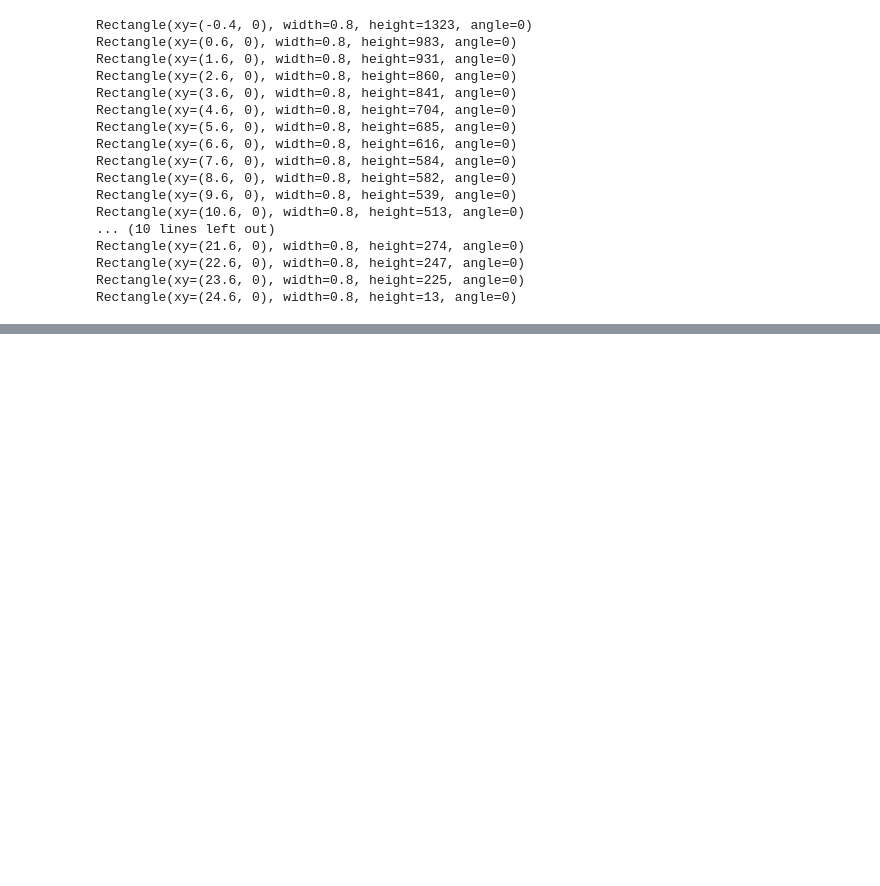
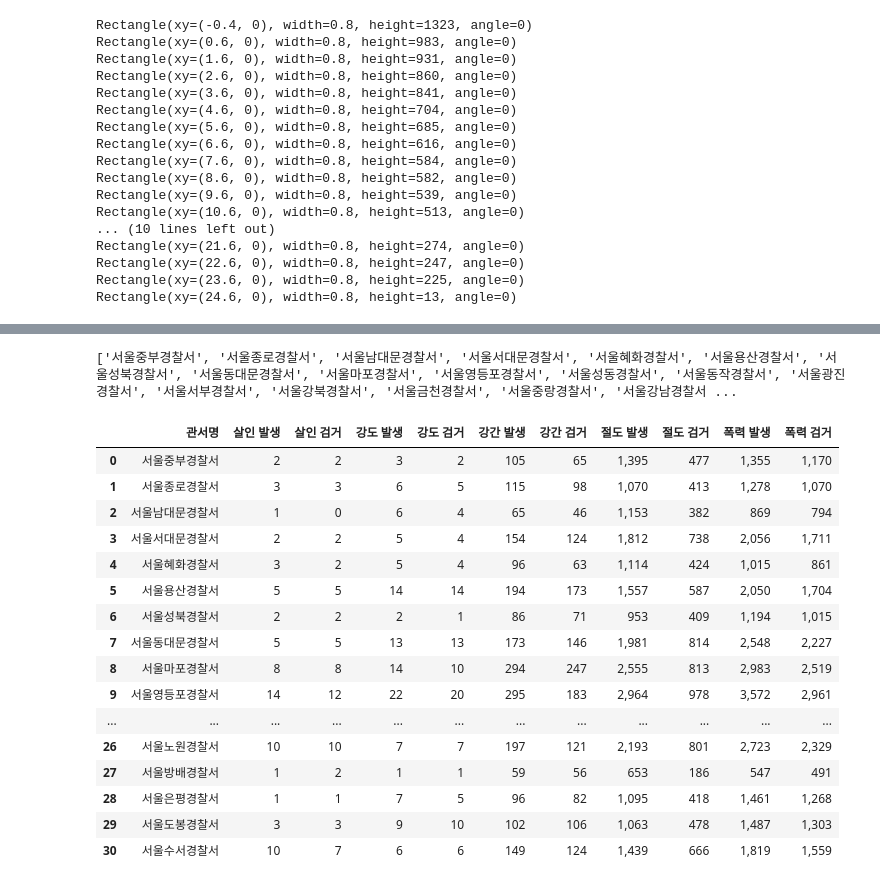
Before and after one commit to hellosunil/TIL-Today-I-Learned-, a Jupyter notebook: Untitled.ipynb, the cells around one changed output, grey strips where cells are left out. Saved outputs shown, nothing was run; the diff lists cells and outputs as text; code cells hidden in the pictures; blank space fills up the shorter version.

```diff
--- a/Untitled.ipynb
+++ b/Untitled.ipynb
@@ -479,0 +674,3 @@ Rectangle(xy=(24.6, 0), width=0.8, height=13, angle=0)
+# %%
+df_crime = pd.read_csv('crimeSeoul.csv', encoding='euc-kr')
+df_police = pd.read_csv('police.csv', encoding='euc-kr')
@@ -479,0 +726,28 @@ Rectangle(xy=(24.6, 0), width=0.8, height=13, angle=0)
+# %%
+nameresult = []
+for i in df_crime['관서명']:
+    nameresult.append('서울'+ i[:-1] + '경찰서')
+
+print(nameresult)
+
+df_crime['관서명'] = nameresult
+df_crime
+# %% [output]
+['서울중부경찰서', '서울종로경찰서', '서울남대문경찰서', '서울서대문경찰서', '서울혜화경찰서', '서울용산경찰서', '서울성북경찰서', '서울동대문경찰서', '서울마포경찰서', '서울영등포경찰서', '서울성동경찰서', '서울동작경찰서', '서울광진경찰서', '서울서부경찰서', '서울강북경찰서', '서울금천경찰서', '서울중랑경찰서', '서울강남경찰서 ...
+|  | 관서명 | 살인 발생 | 살인 검거 | 강도 발생 | 강도 검거 | 강간 발생 | 강간 검거 | 절도 발생 | 절도 검거 | 폭력 발생 | 폭력 검거 |
+| 0 | 서울중부경찰서 | 2 | 2 | 3 | 2 | 105 | 65 | 1,395 | 477 | 1,355 | 1,170 |
+| 1 | 서울종로경찰서 | 3 | 3 | 6 | 5 | 115 | 98 | 1,070 | 413 | 1,278 | 1,070 |
+| 2 | 서울남대문경찰서 | 1 | 0 | 6 | 4 | 65 | 46 | 1,153 | 382 | 869 | 794 |
+| 3 | 서울서대문경찰서 | 2 | 2 | 5 | 4 | 154 | 124 | 1,812 | 738 | 2,056 | 1,711 |
+| 4 | 서울혜화경찰서 | 3 | 2 | 5 | 4 | 96 | 63 | 1,114 | 424 | 1,015 | 861 |
+| 5 | 서울용산경찰서 | 5 | 5 | 14 | 14 | 194 | 173 | 1,557 | 587 | 2,050 | 1,704 |
+| 6 | 서울성북경찰서 | 2 | 2 | 2 | 1 | 86 | 71 | 953 | 409 | 1,194 | 1,015 |
+| 7 | 서울동대문경찰서 | 5 | 5 | 13 | 13 | 173 | 146 | 1,981 | 814 | 2,548 | 2,227 |
+| 8 | 서울마포경찰서 | 8 | 8 | 14 | 10 | 294 | 247 | 2,555 | 813 | 2,983 | 2,519 |
+| 9 | 서울영등포경찰서 | 14 | 12 | 22 | 20 | 295 | 183 | 2,964 | 978 | 3,572 | 2,961 |
+| ... | ... | ... | ... | ... | ... | ... | ... | ... | ... | ... | ... |
+| 26 | 서울노원경찰서 | 10 | 10 | 7 | 7 | 197 | 121 | 2,193 | 801 | 2,723 | 2,329 |
+| 27 | 서울방배경찰서 | 1 | 2 | 1 | 1 | 59 | 56 | 653 | 186 | 547 | 491 |
+| 28 | 서울은평경찰서 | 1 | 1 | 7 | 5 | 96 | 82 | 1,095 | 418 | 1,461 | 1,268 |
+| 29 | 서울도봉경찰서 | 3 | 3 | 9 | 10 | 102 | 106 | 1,063 | 478 | 1,487 | 1,303 |
+| 30 | 서울수서경찰서 | 10 | 7 | 6 | 6 | 149 | 124 | 1,439 | 666 | 1,819 | 1,559 |
```
Also changed, not shown: parts of 28 cells of this notebook, 2 other files.
